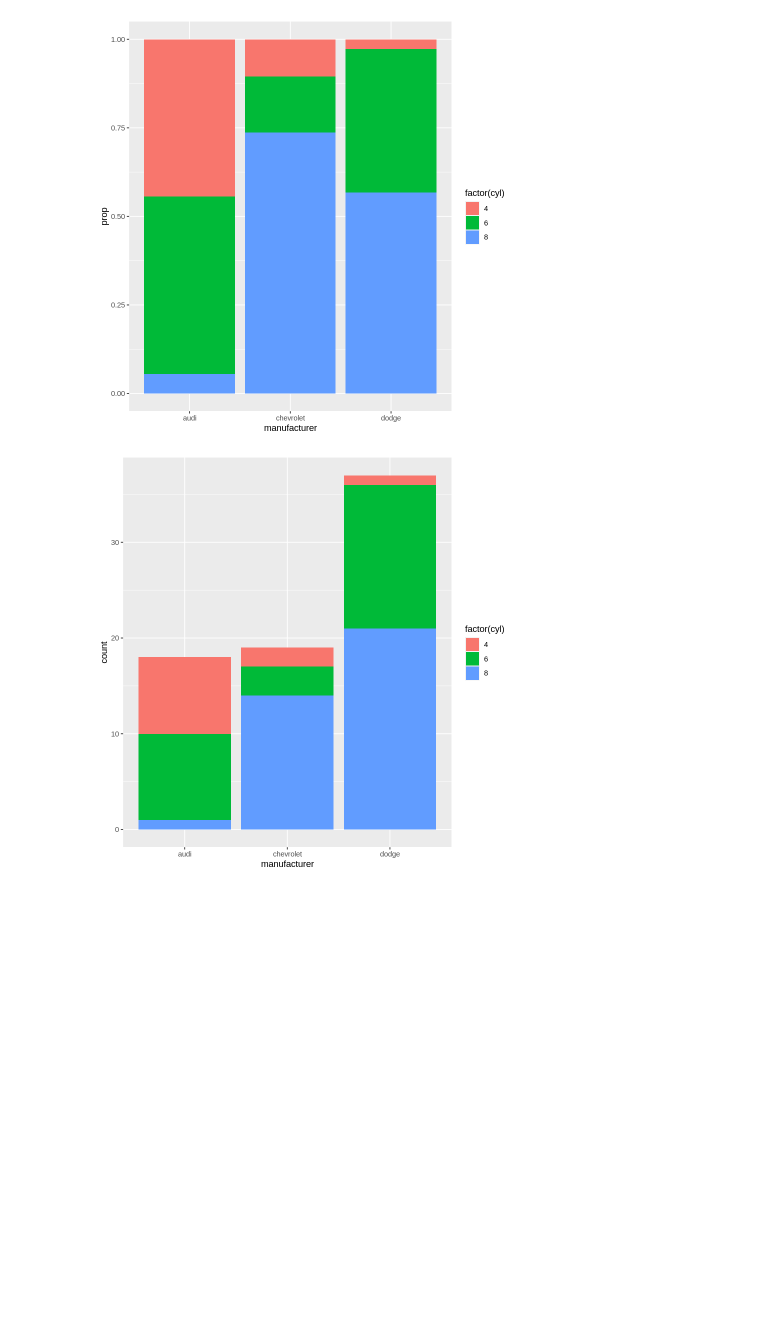
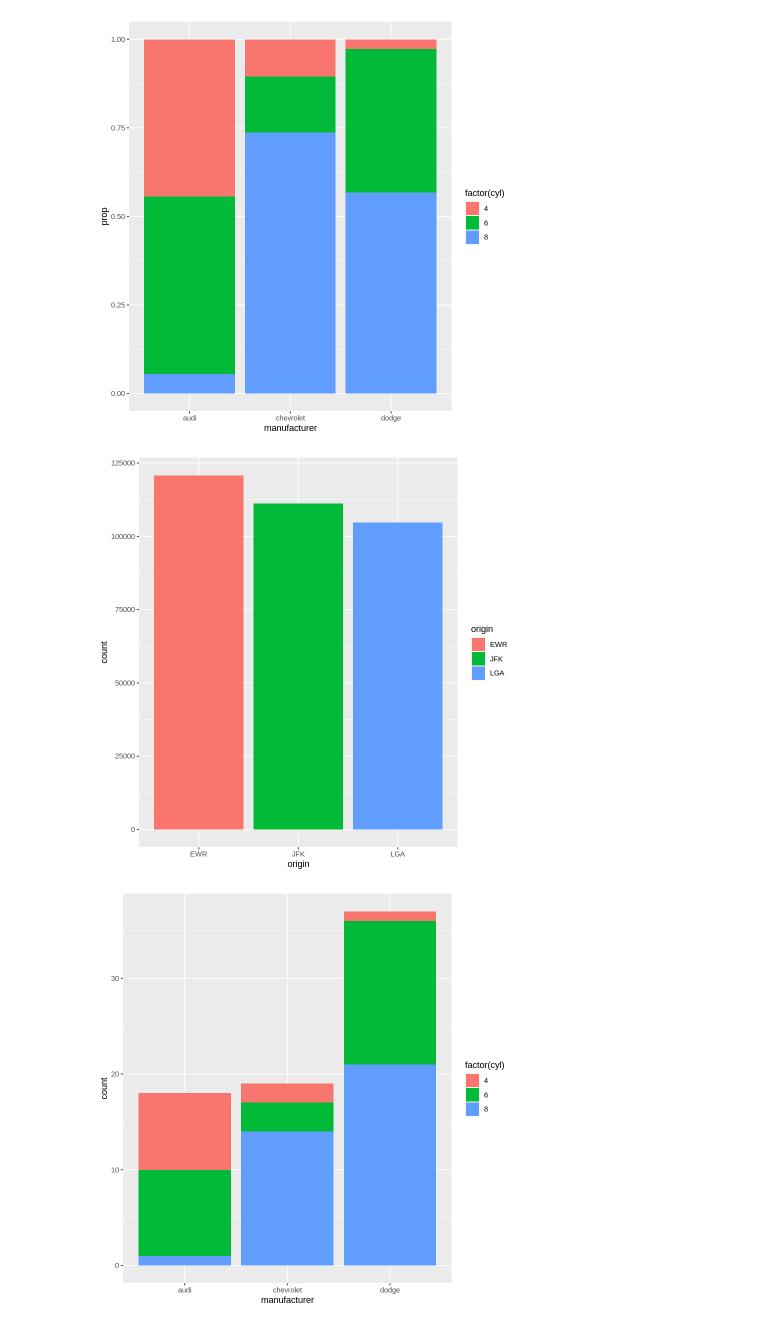
Before and after one commit to jravi123/stats306-f23, a Jupyter notebook: lectures/week3/lecture03-filled.ipynb, the cells around one changed output. Saved outputs shown, nothing was run; the diff lists cells and outputs as text; code cells hidden in the pictures; blank space fills up the shorter version.

```diff
--- a/lectures/week3/lecture03-filled.ipynb
+++ b/lectures/week3/lecture03-filled.ipynb
@@ -501,5 +580,11 @@ ggplot(data, aes(x = manufacturer, y = prop, fill = factor(cyl))) +
 # %% [output]
 [figure]
+# %%
+flights %>%
+  ggplot(aes(x = origin, fill = origin)) +
+    geom_bar()
+# %% [output]
+[figure, added]
 # %%
 mpg %>% filter(manufacturer %in% c('audi', 'chevrolet', 'dodge')) %>%
         ggplot(aes(x = manufacturer, fill = factor(cyl))) +
```
Also changed, not shown: parts of 16 cells of this notebook.
